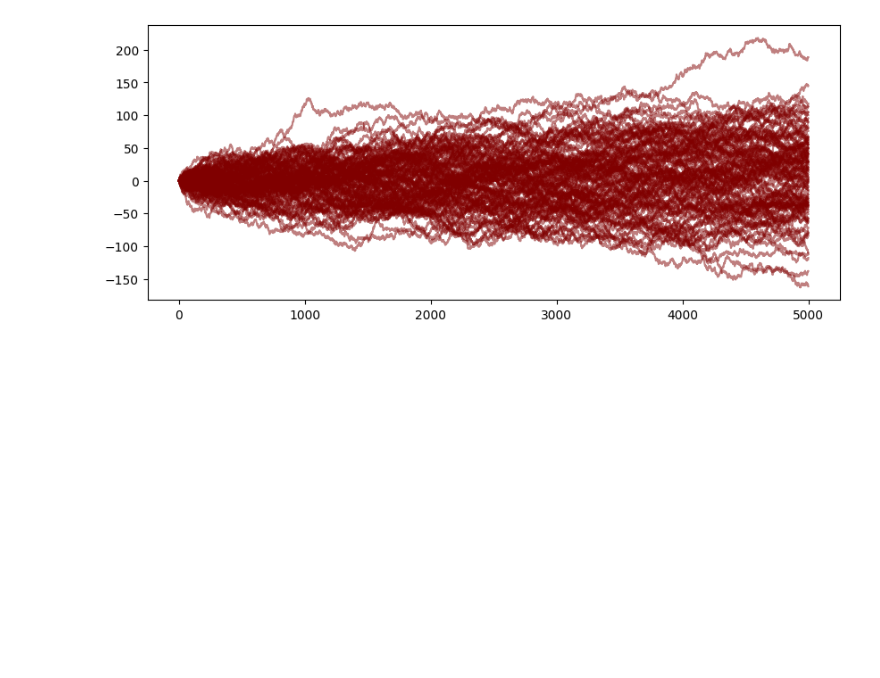
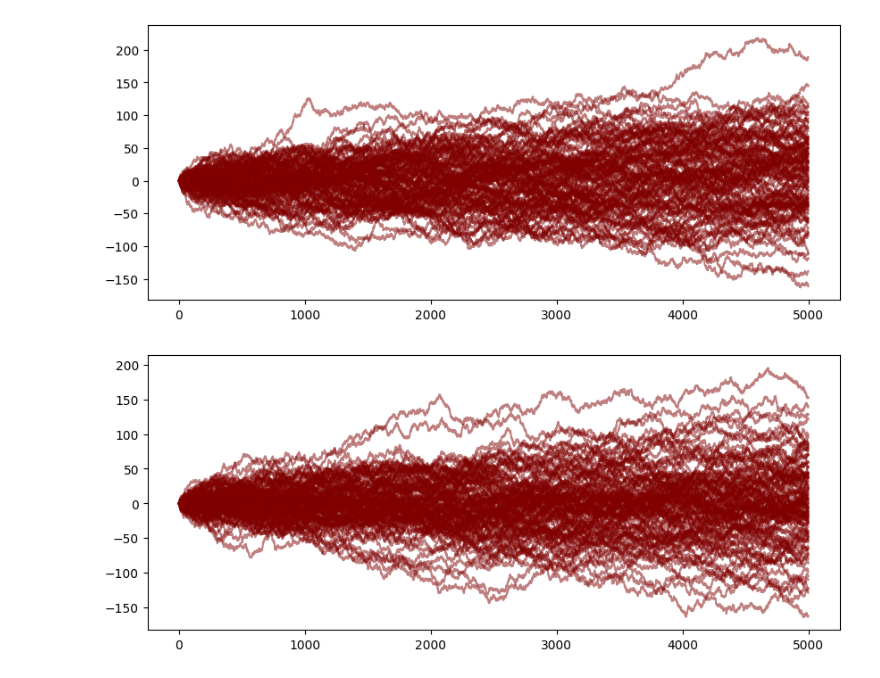
Before and after one commit to NightHydra/CognitiveModelingHomework, a Jupyter notebook: LectureExercises/Testing/RandomWalks/response_times_and_walks_ca.ipynb, the cells around one changed output. Drawn from its saved outputs; the diff is of its cells as text; code cells hidden in the pictures; blank space fills up the shorter version.

```diff
--- a/LectureExercises/Testing/RandomWalks/response_times_and_walks_ca.ipynb
+++ b/LectureExercises/Testing/RandomWalks/response_times_and_walks_ca.ipynb
@@ -33,3 +35,25 @@ for _ in range(num_walks):
     ax.plot(x, color = 'maroon', alpha = 0.5)
 # %% [output]
 [figure]
+# %%
+def simulate_random_walk(T : int =100, sigma : float =1.0) -> np.array:
+
+    """Simulates one realization of a discrete random walk process.
+
+    Parameters:
+    -----------
+
+    T     : int, optional (default: 100)
+        The time horizon of te process
+    sigma : float, optional (default : 1.0)
+        The scale
+
+    Returns:
+    --------
+    x : np.ndarray of shape (T, )
+        An array containing the simulated random walk trajectory
+    """
+    x = np.zeros(shape = T)
+    for t in range(1, T):
+        x[t] = sigma * np.random.normal(0, 1) + x[t-1]
+    return x
@@ -35,0 +69,9 @@ for _ in range(num_walks):
+# %%
+num_walks = 100
+f, ax = plt.subplots(1,1,figsize=(10,4))
+
+for _ in range(num_walks):
+    x = simulate_random_walk(T = 5000)
+    ax.plot(x, color = 'maroon', alpha = 0.5)
+# %% [output]
+[figure, added]
```
Also changed, not shown: parts of 4 cells of this notebook, 1 other file.
